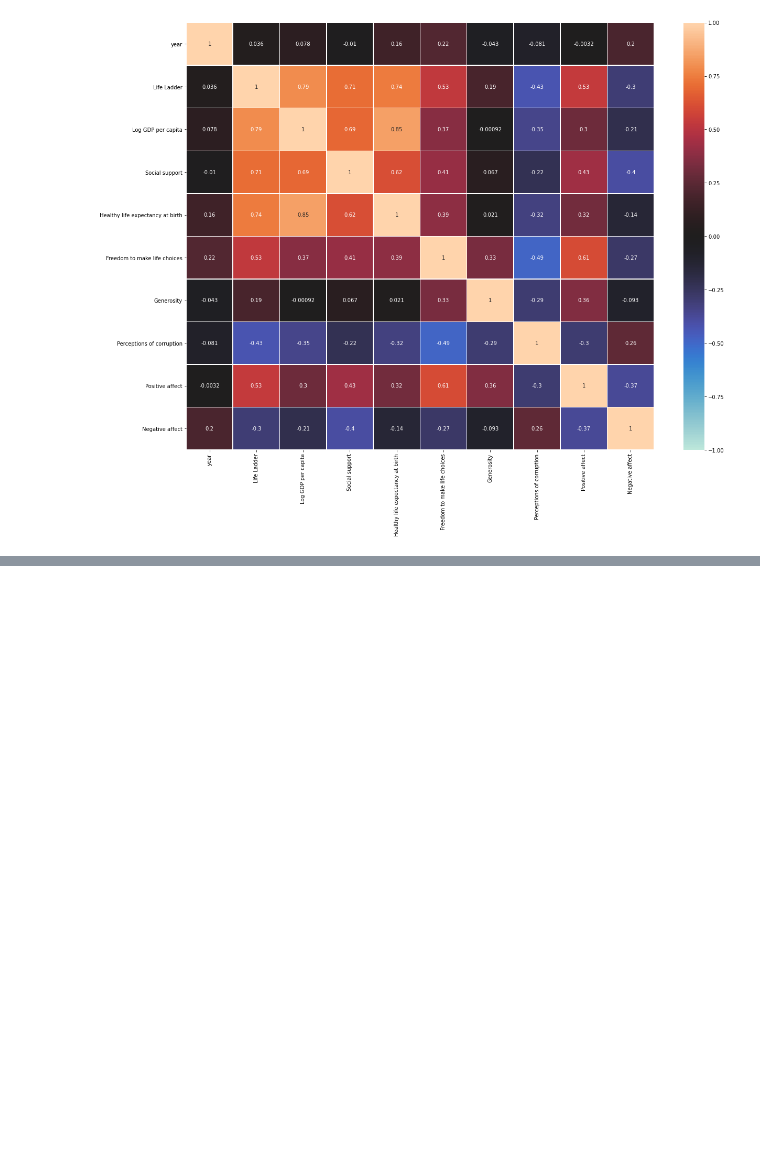
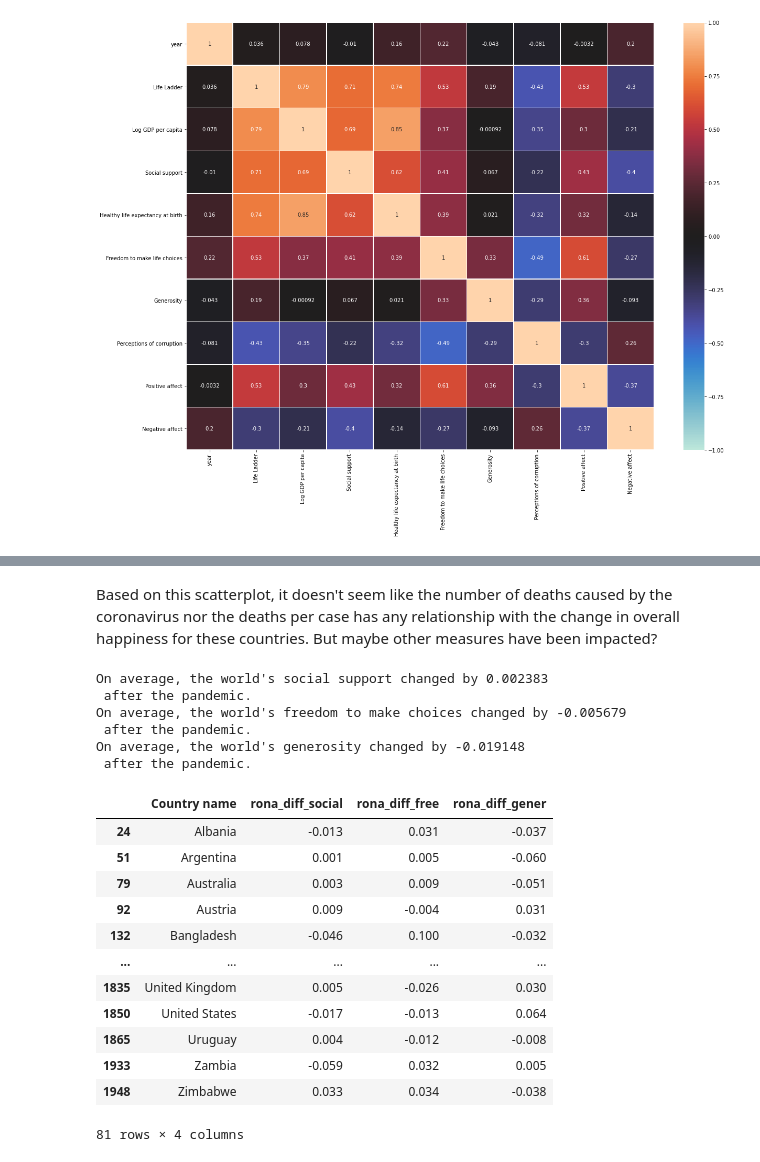
Before and after one commit to Jacksonwolf15/World-Happiness-DS, a Jupyter notebook: WHiX.ipynb, the cells around one changed output, grey strips where cells are left out. Saved outputs shown, nothing was run; the diff lists cells and outputs as text; code cells hidden in the pictures; blank space fills up the shorter version.

```diff
--- a/WHiX.ipynb
+++ b/WHiX.ipynb
@@ -221,0 +195,60 @@ sns.heatmap(corr,
+# %% [markdown]
+Based on this scatterplot, it doesn't seem like the number of deaths caused by the coronavirus nor the deaths per case has any relationship with the change in overall happiness for these countries. But maybe other measures have been impacted?
+# %%
+wh_j = wh.drop(columns=['Positive affect', 'Negative affect'])
+wh_j = wh_j.dropna()
+wh2021_j = wh2021.drop(columns=['Regional indicator', 'Standard error of ladder score', 'upperwhisker', 'lowerwhisker', 'Ladder score in Dystopia', 'Explained by: Log GDP per capita', 'Explained by: Social support', 'Explained by: Healthy life expectancy', 'Explained by: Freedom to make life choices', 'Explained by: Generosity', 'Explained by: Perceptions of corruption', 'Dystopia + residual'])
+wh2021_j['year'] = 2021
+wh2021_j = wh2021_j[wh2021_j['Country name'].isin(wh_j[wh_j['year']==2020]['Country name'].unique())]
+wh2021_j = wh2021_j.rename(columns={'Ladder score': 'Life Ladder', 'Logged GDP per capita': 'Log GDP per capita', 'Healthy life expectancy': 'Healthy life expectancy at birth'})
+wh_j = wh_j[wh_j['Country name'].isin(wh2021_j['Country name'].unique())]
+wh_j=wh_j.append(wh2021_j)
+
+wh_j_sorted=wh_j.sort_values(by='Country name')
+rona_diff_social = []
+rona_diff_free = []
+rona_diff_gener = []
+sum_social = 0
+sum_free = 0
+sum_gener = 0
+
+for i in range(len(list(wh_j_sorted[wh_j_sorted['year']==2020]['Life Ladder']))):
+        rona_diff_social.append((list(wh_j_sorted[wh_j_sorted['year']==2020]['Social support'])[i] - list(wh_j_sorted[wh_j_sorted['year']==2021]['Social support'])[i]) * -1)
+        rona_diff_free.append((list(wh_j_sorted[wh_j_sorted['year']==2020]['Freedom to make life choices'])[i] - list(wh_j_sorted[wh_j_sorted['year']==2021]['Freedom to make life choices'])[i]) * -1)
+        rona_diff_gener.append((list(wh_j_sorted[wh_j_sorted['year']==2020]['Generosity'])[i] - list(wh_j_sorted[wh_j_sorted['year']==2021]['Generosity'])[i]) * -1)
+        sum_social+= rona_diff_social[i]
+        sum_free+= rona_diff_free[i]
+        sum_gener+= rona_diff_gener[i]
+average_rona_diff_social = sum_social/len(wh_j_sorted[wh_j_sorted['year']==2020])
+average_rona_diff_free = sum_free/len(wh_j_sorted[wh_j_sorted['year']==2020])
+average_rona_diff_gener = sum_gener/len(wh_j_sorted[wh_j_sorted['year']==2020])
+differ2 = pd.DataFrame()
+differ2['Country name'] = wh_j_sorted[wh_j_sorted['year']==2020]['Country name']
+differ2['rona_diff_social'] = rona_diff_social
+differ2['rona_diff_free'] = rona_diff_free
+differ2['rona_diff_gener'] = rona_diff_gener
+differ2.reset_index(drop=True)
+print('On average, the world\'s social support changed by', round(average_rona_diff_social, 6), '\n after the pandemic.')
+print('On average, the world\'s freedom to make choices changed by', round(average_rona_diff_free, 6), '\n after the pandemic.')
+print('On average, the world\'s generosity changed by', round(average_rona_diff_gener, 6), '\n after the pandemic.')
+differ2
+# %% [output]
+On average, the world's social support changed by 0.002383
+ after the pandemic.
+On average, the world's freedom to make choices changed by -0.005679
+ after the pandemic.
+On average, the world's generosity changed by -0.019148
+ after the pandemic.
+|  | Country name | rona_diff_social | rona_diff_free | rona_diff_gener |
+| 24 | Albania | -0.013 | 0.031 | -0.037 |
+| 51 | Argentina | 0.001 | 0.005 | -0.060 |
+| 79 | Australia | 0.003 | 0.009 | -0.051 |
+| 92 | Austria | 0.009 | -0.004 | 0.031 |
+| 132 | Bangladesh | -0.046 | 0.100 | -0.032 |
+| ... | ... | ... | ... | ... |
+| 1835 | United Kingdom | 0.005 | -0.026 | 0.030 |
+| 1850 | United States | -0.017 | -0.013 | 0.064 |
+| 1865 | Uruguay | 0.004 | -0.012 | -0.008 |
+| 1933 | Zambia | -0.059 | 0.032 | 0.005 |
+| 1948 | Zimbabwe | 0.033 | 0.034 | -0.038 |
+81 rows × 4 columns
```
Also changed, not shown: parts of 36 cells of this notebook.
